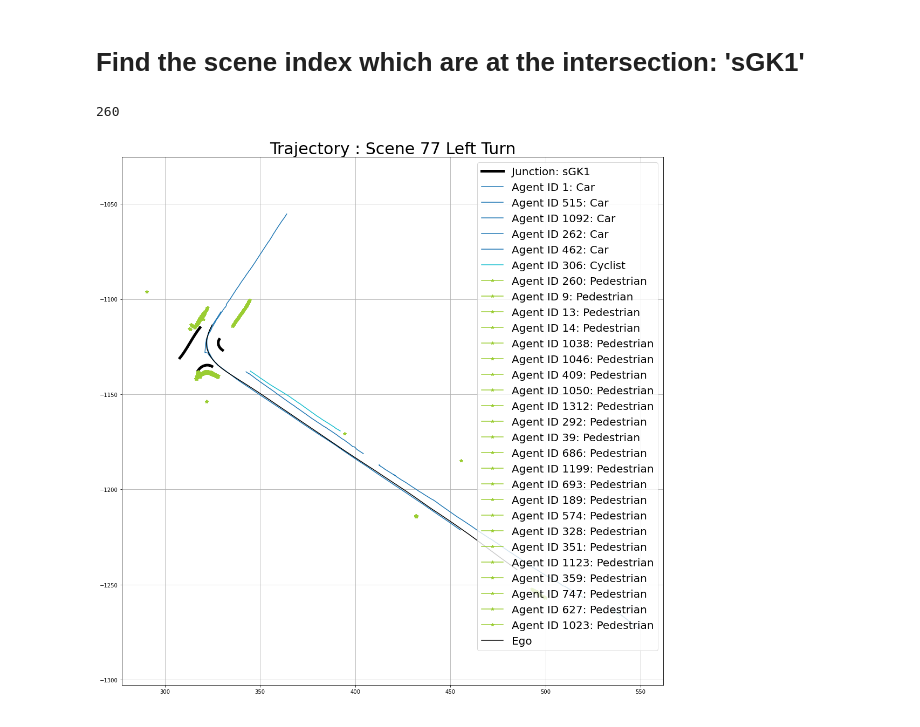
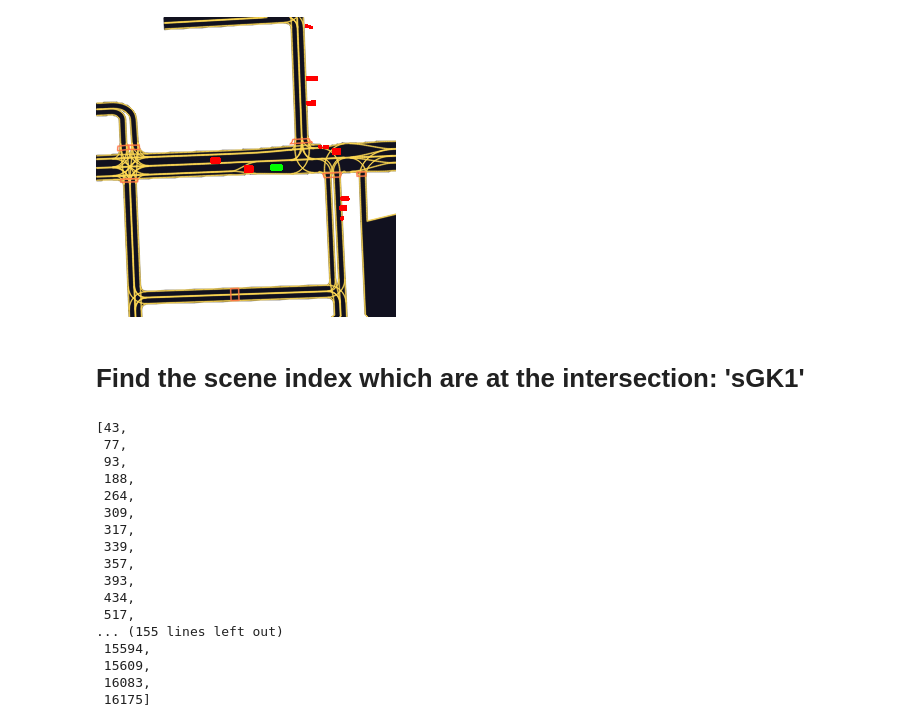
Before and after one commit to shuruiz/planning, a Jupyter notebook: ruixuan/trajectory_extraction.ipynb, the cells around one changed output. Drawn from its saved outputs; the diff is of its cells as text; code cells hidden in the pictures.

Commit message:
Find the target scenes at junction "sGK1"

```diff
--- a/ruixuan/trajectory_extraction.ipynb
+++ b/ruixuan/trajectory_extraction.ipynb
@@ -47,8 +47,24 @@ class Trajectory(Scene):
             agent_loc = self.agent_centroid[np.where(agent_id==agent_id)[0]]
             for centroid in agent_loc:
                 if self.Junction_region.contains(Point(centroid[0],centroid[1])):
-                    print(agent_id)
+#                     print(agent_id)
                     return True
+
+    def junction_lane_visualize(self, junction_id):
+
+        plt.figure(figsize=(18,18))
+
+        lane_list = self.Junction_Lane[junction_id]
+
+        for lane in lane_list:
+            plt.plot(self.map_api.get_lane_coords(lane)['xyz_left'][:,0].tolist()+ self.map_api.get_lane_coords(lane)['xyz_right'][:,0].tolist(),
+                        self.map_api.get_lane_coords(lane)['xyz_left'][:,1].tolist()+ self.map_api.get_lane_coords(lane)['xyz_right'][:,1].tolist(),
+                        marker='x', label = lane)
+
+        plt.axis("equal")
+        plt.grid(which='both')
+        plt.legend(fontsize=20)
+        axes = plt.gca()
 
 
     def agent_trajectory(self, scene, target_label, junction, ego_dataset):
@@ -74,9 +90,11 @@ class Trajectory(Scene):
 
 
         if len(self.agent_list[self.label_dict[target_label]-3])>0 and self.label_loc_check(target_label):
-            self.trajectory_junction_visualize(scene, junction, frame_interval, target_label, ego_dataset)
+            # self.trajectory_junction_visualize(scene, junction, frame_interval, target_label, ego_dataset)
+            return [scene]
         else:
-            print('Not feasible scene')
+            # print('Not feasible scene')
+            return []
 
 
 
@@ -119,7 +141,31 @@ Test = Trajectory(zarr_dataset, Map_Api)
+# %%
+Test.scene_visualize(13861,ego_dataset,cfg)
+# %% [output]
+[figure, added]
 # %% [markdown]
 # Find the scene index which are at the intersection: 'sGK1'
 # %%
-Test.agent_trajectory(77, 'Pedestrian', 'sGK1', ego_dataset)
+scene_pedestrian = []
+
+for scene in tqdm(target_junction):
+    scene_pedestrian += Test.agent_trajectory(scene, 'Pedestrian', 'sGK1', ego_dataset)
+
+scene_pedestrian
 # %% [output]
-260
+[43,
+ 77,
+ 93,
+ 188,
+ 264,
+ 309,
+ 317,
+ 339,
+ 357,
+ 393,
+ 434,
+ 517,
+... (155 lines left out)
+ 15594,
+ 15609,
+ 16083,
+ 16175]
-[figure, removed]
```
Also changed, not shown: parts of 7 cells of this notebook, 2 other files.
